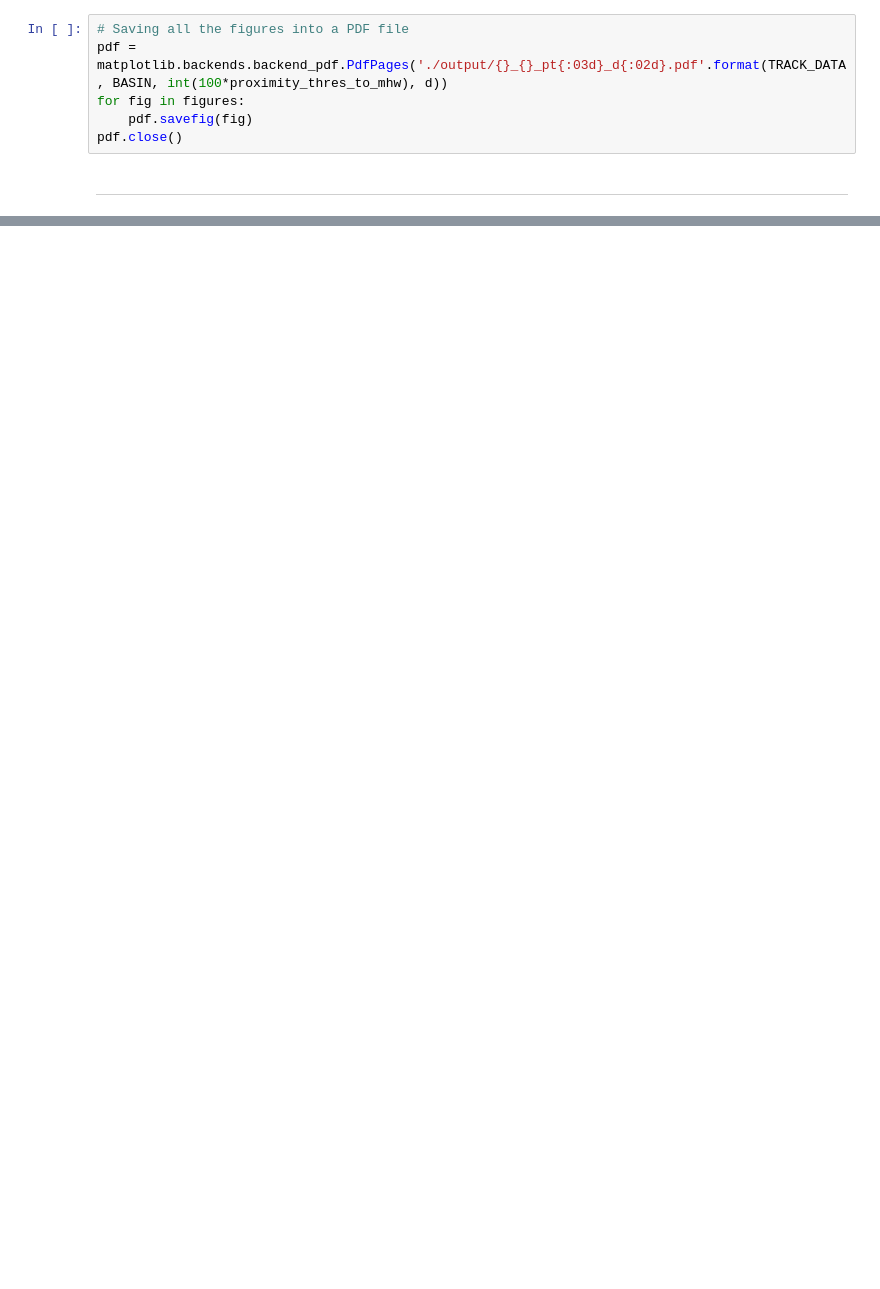
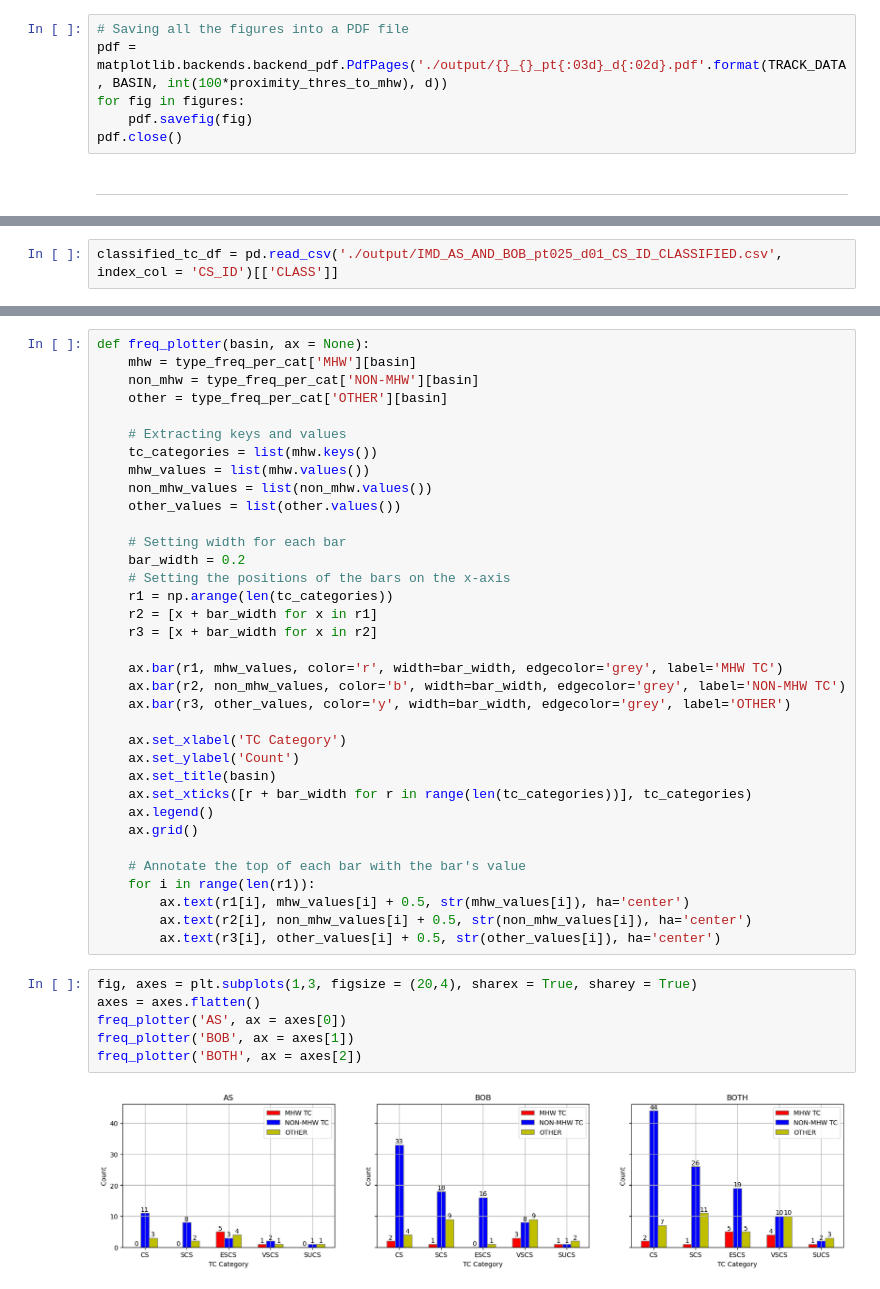
Before and after one commit to sreevathsagolla/NIO-TC-MHW-Intensification, a Jupyter notebook: analysis.ipynb, the cells around one changed output, grey strips where cells are left out. Drawn from its saved outputs; the diff is of its cells as text; blank space fills up the shorter version.

Commit message:
Added frequency plotting code (work in progress)

```diff
--- a/analysis.ipynb
+++ b/analysis.ipynb
@@ -393,0 +396,2 @@ pdf.close()
+# %%
+classified_tc_df = pd.read_csv('./output/IMD_AS_AND_BOB_pt025_d01_CS_ID_CLASSIFIED.csv', index_col = 'CS_ID')[['CLASS']]
@@ -393,0 +413,43 @@ pdf.close()
+# %%
+def freq_plotter(basin, ax = None):
+    mhw = type_freq_per_cat['MHW'][basin]
+    non_mhw = type_freq_per_cat['NON-MHW'][basin]
+    other = type_freq_per_cat['OTHER'][basin]
+
+    # Extracting keys and values
+    tc_categories = list(mhw.keys())
+    mhw_values = list(mhw.values())
+    non_mhw_values = list(non_mhw.values())
+    other_values = list(other.values())
+
+    # Setting width for each bar
+    bar_width = 0.2
+    # Setting the positions of the bars on the x-axis
+    r1 = np.arange(len(tc_categories))
+    r2 = [x + bar_width for x in r1]
+    r3 = [x + bar_width for x in r2]
+
+    ax.bar(r1, mhw_values, color='r', width=bar_width, edgecolor='grey', label='MHW TC')
+    ax.bar(r2, non_mhw_values, color='b', width=bar_width, edgecolor='grey', label='NON-MHW TC')
+    ax.bar(r3, other_values, color='y', width=bar_width, edgecolor='grey', label='OTHER')
+
+    ax.set_xlabel('TC Category')
+    ax.set_ylabel('Count')
+    ax.set_title(basin)
+    ax.set_xticks([r + bar_width for r in range(len(tc_categories))], tc_categories)
+    ax.legend()
+    ax.grid()
+
+    # Annotate the top of each bar with the bar's value
+    for i in range(len(r1)):
+        ax.text(r1[i], mhw_values[i] + 0.5, str(mhw_values[i]), ha='center')
+        ax.text(r2[i], non_mhw_values[i] + 0.5, str(non_mhw_values[i]), ha='center')
+        ax.text(r3[i], other_values[i] + 0.5, str(other_values[i]), ha='center')
+# %%
+fig, axes = plt.subplots(1,3, figsize = (20,4), sharex = True, sharey = True)
+axes = axes.flatten()
+freq_plotter('AS', ax = axes[0])
+freq_plotter('BOB', ax = axes[1])
+freq_plotter('BOTH', ax = axes[2])
+# %% [output]
+[figure, added]
```
Also changed, not shown: parts of 8 cells of this notebook.
